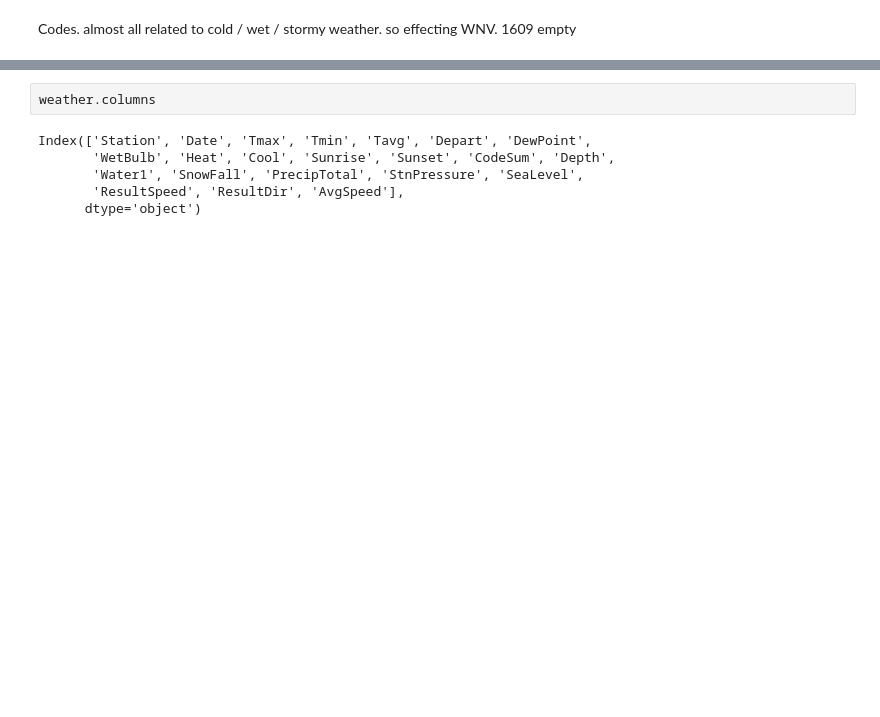
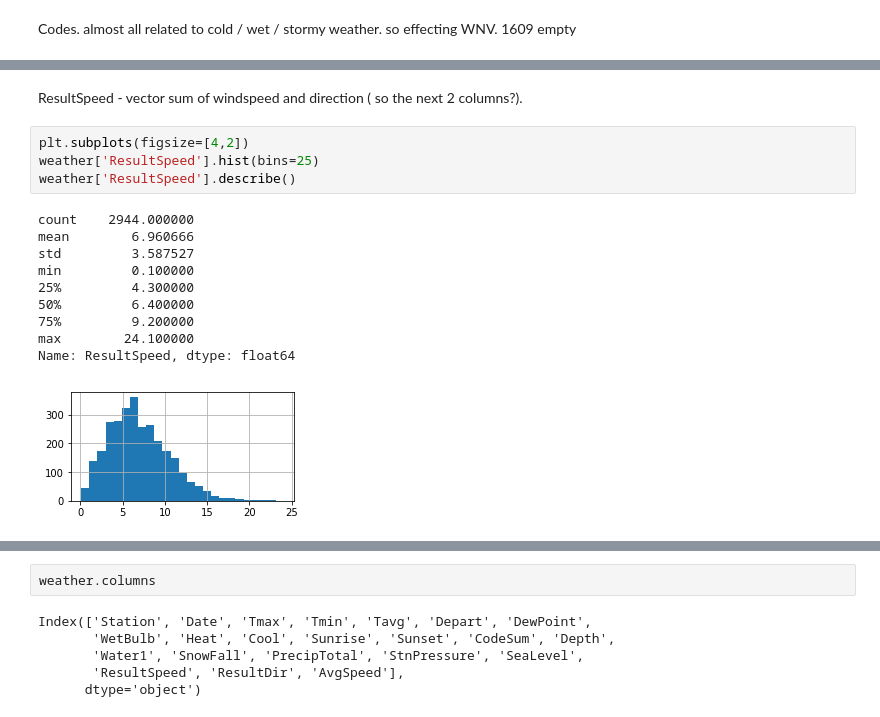
Before and after one commit to Erolino/WestNileVirus_Detection, a Jupyter notebook: WestNileVirus_Detection.ipynb, the cells around one changed output, grey strips where cells are left out. Drawn from its saved outputs; the diff is of its cells as text; blank space fills up the shorter version.

```diff
--- a/WestNileVirus_Detection.ipynb
+++ b/WestNileVirus_Detection.ipynb
@@ -779,0 +836,17 @@ Codes. almost all related to cold / wet / stormy weather. so effecting WNV. 1609
+# %% [markdown]
+ResultSpeed - vector sum of windspeed and direction ( so the next 2 columns?).
+# %%
+plt.subplots(figsize=[4,2])
+weather['ResultSpeed'].hist(bins=25)
+weather['ResultSpeed'].describe()
+# %% [output]
+count    2944.000000
+mean        6.960666
+std         3.587527
+min         0.100000
+25%         4.300000
+50%         6.400000
+75%         9.200000
+max        24.100000
+Name: ResultSpeed, dtype: float64
+[figure, added]
```
Also changed, not shown: parts of 42 cells of this notebook.
